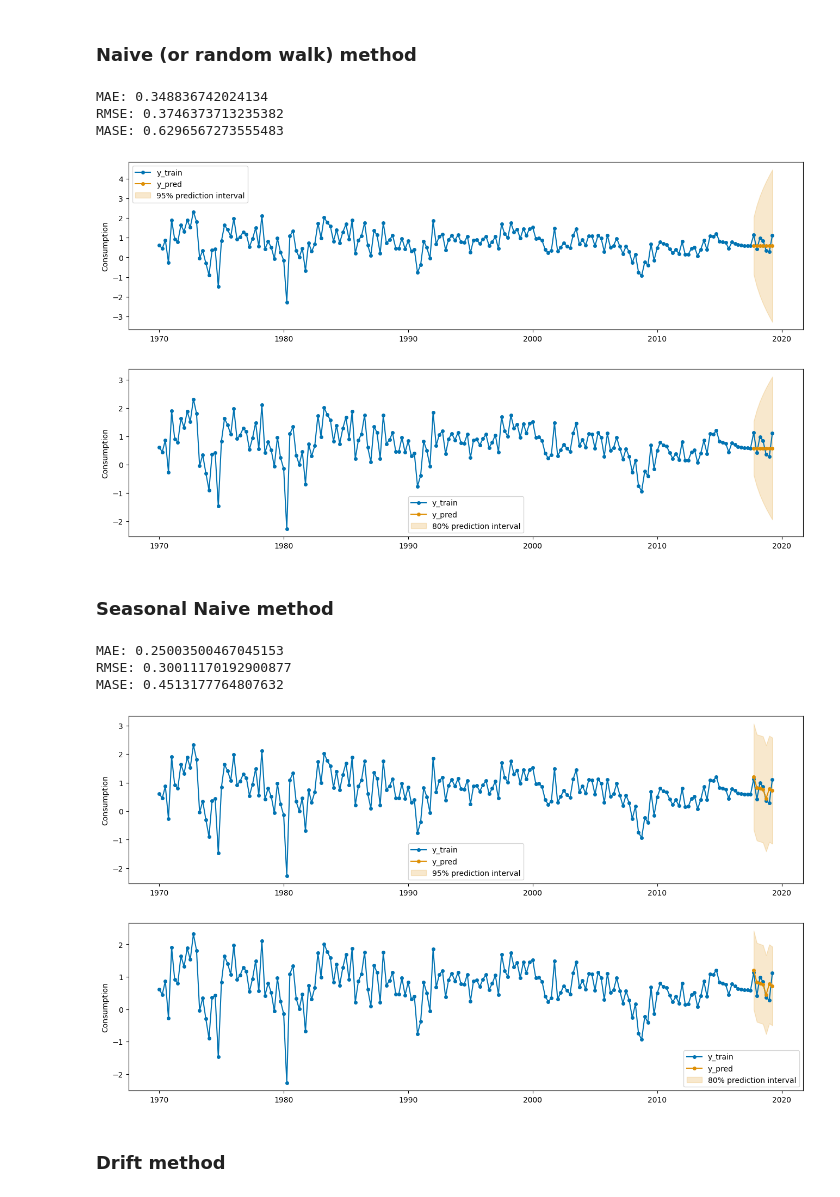
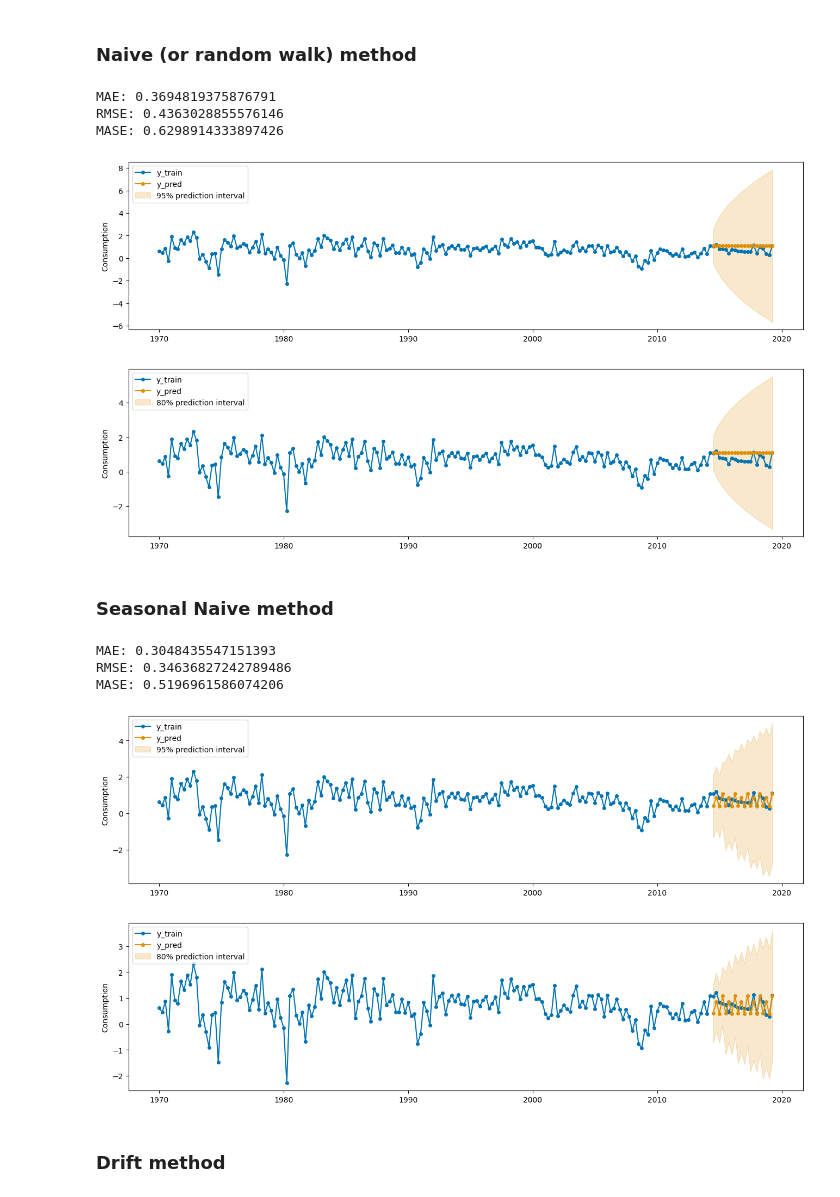
Before and after one commit to ramalhogs/Series_temporais_A2, a Jupyter notebook: baselines.ipynb, the cells around one changed output. Cells and saved outputs as stored; diff of their text form; code cells hidden in the pictures.

Commit message:
update in train and test samples

```diff
--- a/baselines.ipynb
+++ b/baselines.ipynb
@@ -72,12 +72,12 @@ def fit_and_plot(dataset, strategy, sp=1):
     including the calculation of MAE, RMSE, and MASE.
     """
 
-    train, test = dataset[:-7], dataset[-7:]
+    train, test = dataset[:-20], dataset[-20:]
 
 
     forecaster = NaiveForecaster(strategy=strategy, sp=sp)
     forecaster.fit(train)
-    y_pred = forecaster.predict(list(range(1, 8)))
+    y_pred = forecaster.predict(list(range(1, 21)))
     pred_intervals_95 = forecaster.predict_interval(coverage=0.95)
     pred_intervals_80 = forecaster.predict_interval(coverage=0.80)
 
@@ -116,21 +116,21 @@ MASE: 0.5889024673817349
 # %%
 fit_and_plot(Consumption, strategy="last")
 # %% [output]
-MAE: 0.348836742024134
-RMSE: 0.3746373713235382
-MASE: 0.6296567273555483
+MAE: 0.3694819375876791
+RMSE: 0.4363028855576146
+MASE: 0.6298914333897426
-[figure, old version]
+[figure, new version]
-[figure, old version]
+[figure, new version]
 # %% [markdown]
 ### Seasonal Naive method
 # %%
-fit_and_plot(Consumption, strategy="last", sp=12)
+fit_and_plot(Consumption, strategy="last", sp=4)
 # %% [output]
-MAE: 0.25003500467045153
-RMSE: 0.30011170192900877
-MASE: 0.4513177764807632
+MAE: 0.3048435547151393
+RMSE: 0.34636827242789486
+MASE: 0.5196961586074206
-[figure, old version]
+[figure, new version]
-[figure, old version]
+[figure, new version]
 # %% [markdown]
 ### Drift method
 # %%
```
Also changed, not shown: parts of 2 cells of this notebook, 1 other file.
